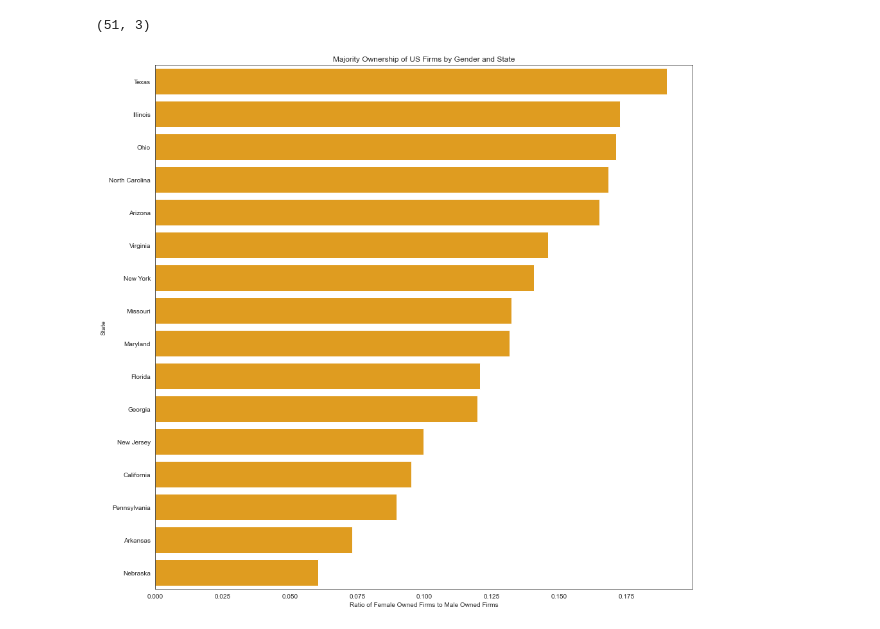
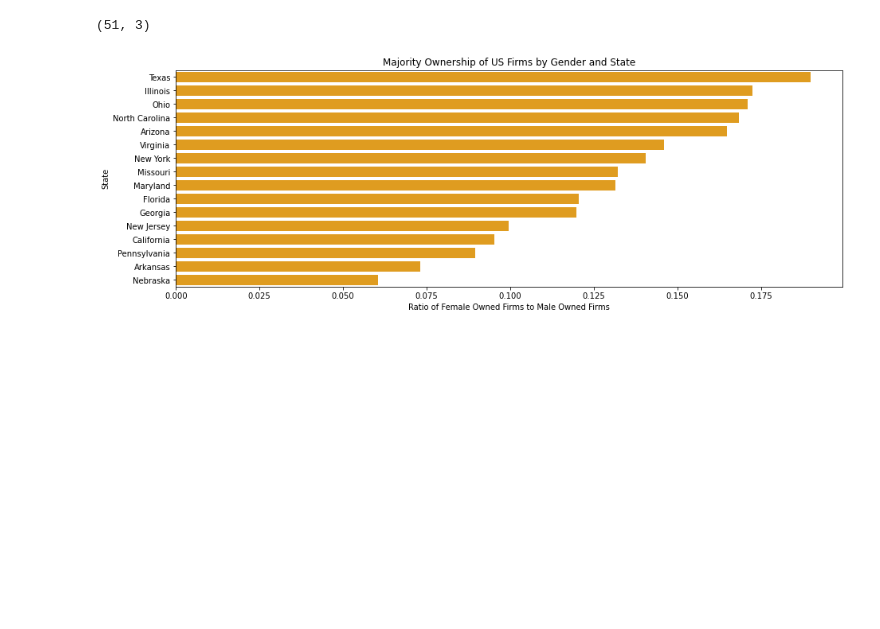
Before and after one commit to jedc4xer/abs_group_assessment, a Jupyter notebook: jake_working_copy.ipynb, the cells around one changed output. Saved outputs shown, nothing was run; the diff lists cells and outputs as text; code cells hidden in the pictures; blank space fills up the shorter version.

```diff
--- a/jake_working_copy.ipynb
+++ b/jake_working_copy.ipynb
@@ -315,10 +300,10 @@ newdf.sort_values('RatioFemaleToMale', ascending = False, inplace = True)
 newdf.drop(['Male', 'Female'], axis = 1, inplace = True)
 newdf = newdf.head(16)
 # %%
-plt.figure(figsize=(15, 15))
+plt.figure(figsize=(15, 5))
 ax4 = sns.barplot(data = newdf, y = 'NAME', x = 'RatioFemaleToMale', color = 'orange')
 ax4.set(xlabel ="Ratio of Female Owned Firms to Male Owned Firms",
         ylabel = "State", title ='Majority Ownership of US Firms by Gender and State')
 plt.show()
 # %% [output]
-[figure, old version]
+[figure, new version]
```
Also changed, not shown: parts of 8 cells of this notebook.
